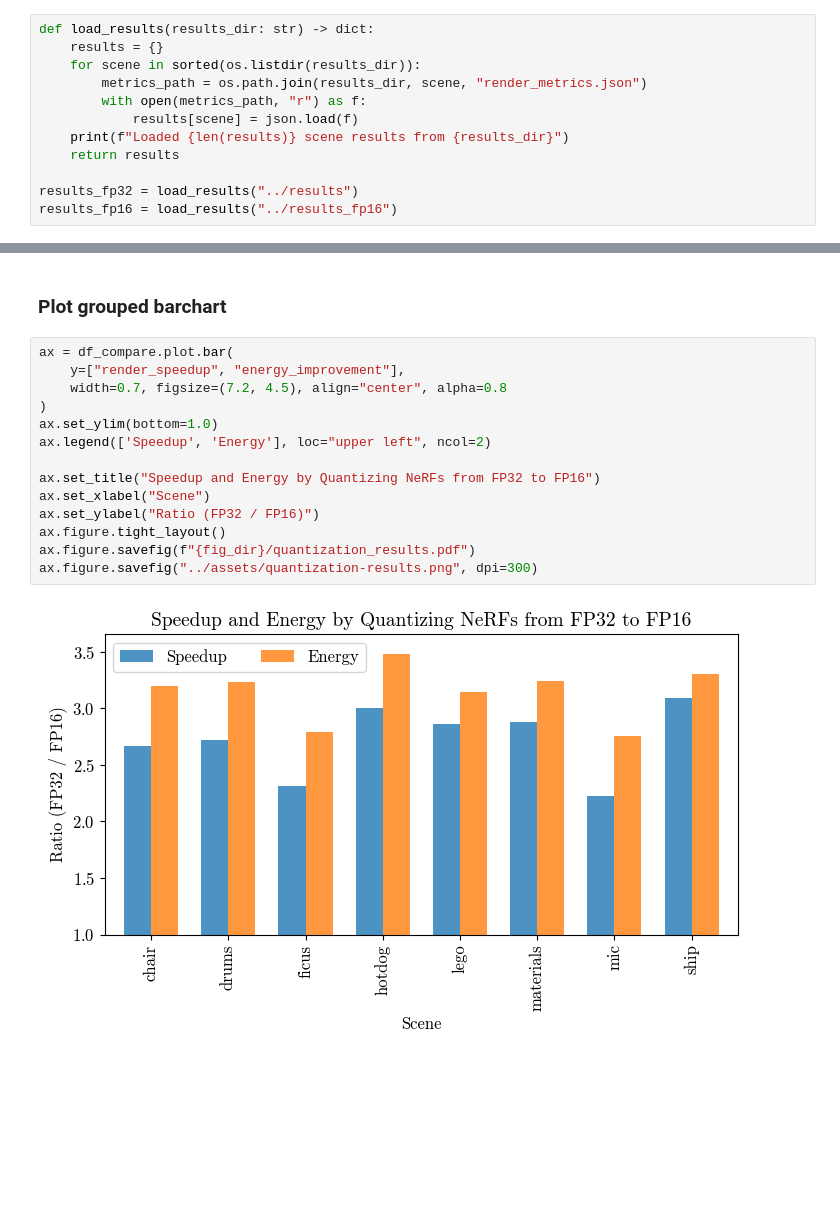
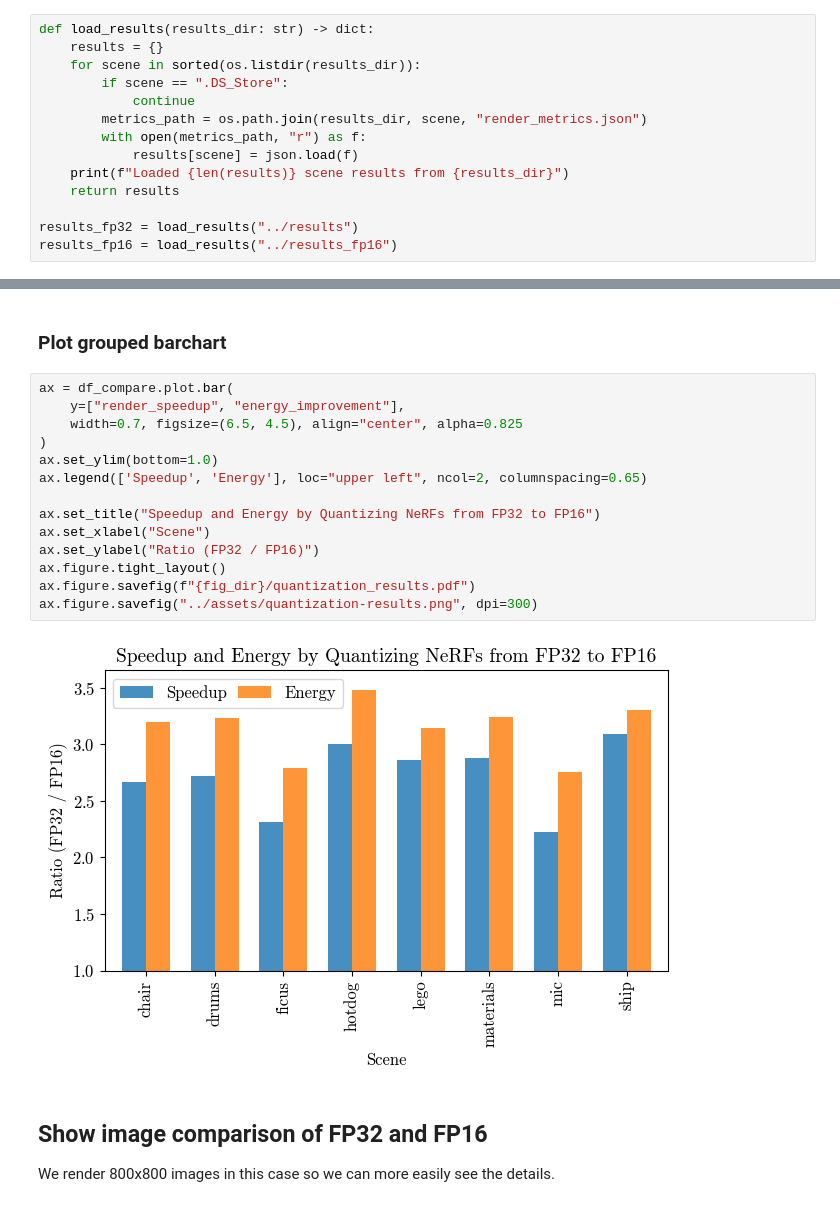
Before and after one commit to williamshen-nz/accelerating-nerfs, a Jupyter notebook: notebooks/Analyze Quantization.ipynb, the cells around one changed output, grey strips where cells are left out. Cells and saved outputs as stored; diff of their text form; blank space fills up the shorter version.

```diff
--- a/notebooks/Analyze Quantization.ipynb
+++ b/notebooks/Analyze Quantization.ipynb
@@ -15,6 +20,8 @@ os.makedirs(fig_dir, exist_ok=True)
 def load_results(results_dir: str) -> dict:
     results = {}
     for scene in sorted(os.listdir(results_dir)):
+        if scene == ".DS_Store":
+            continue
         metrics_path = os.path.join(results_dir, scene, "render_metrics.json")
         with open(metrics_path, "r") as f:
             results[scene] = json.load(f)
@@ -125,16 +132,19 @@ Name: energy_improvement, dtype: float64
 # %%
 ax = df_compare.plot.bar(
     y=["render_speedup", "energy_improvement"],
-    width=0.7, figsize=(7.2, 4.5), align="center", alpha=0.8
+    width=0.7, figsize=(6.5, 4.5), align="center", alpha=0.825
 )
 ax.set_ylim(bottom=1.0)
-ax.legend(['Speedup', 'Energy'], loc="upper left", ncol=2)
+ax.legend(['Speedup', 'Energy'], loc="upper left", ncol=2, columnspacing=0.65)
 
 ax.set_title("Speedup and Energy by Quantizing NeRFs from FP32 to FP16")
 ax.set_xlabel("Scene")
 ax.set_ylabel("Ratio (FP32 / FP16)")
 ax.figure.tight_layout()
 ax.figure.savefig(f"{fig_dir}/quantization_results.pdf")
 ax.figure.savefig("../assets/quantization-results.png", dpi=300)
 # %% [output]
-[figure, old version]
+[figure, new version]
+# %% [markdown]
+## Show image comparison of FP32 and FP16
+We render 800x800 images in this case so we can more easily see the details.
```
Also changed, not shown: parts of 5 cells of this notebook, 13 other files.
